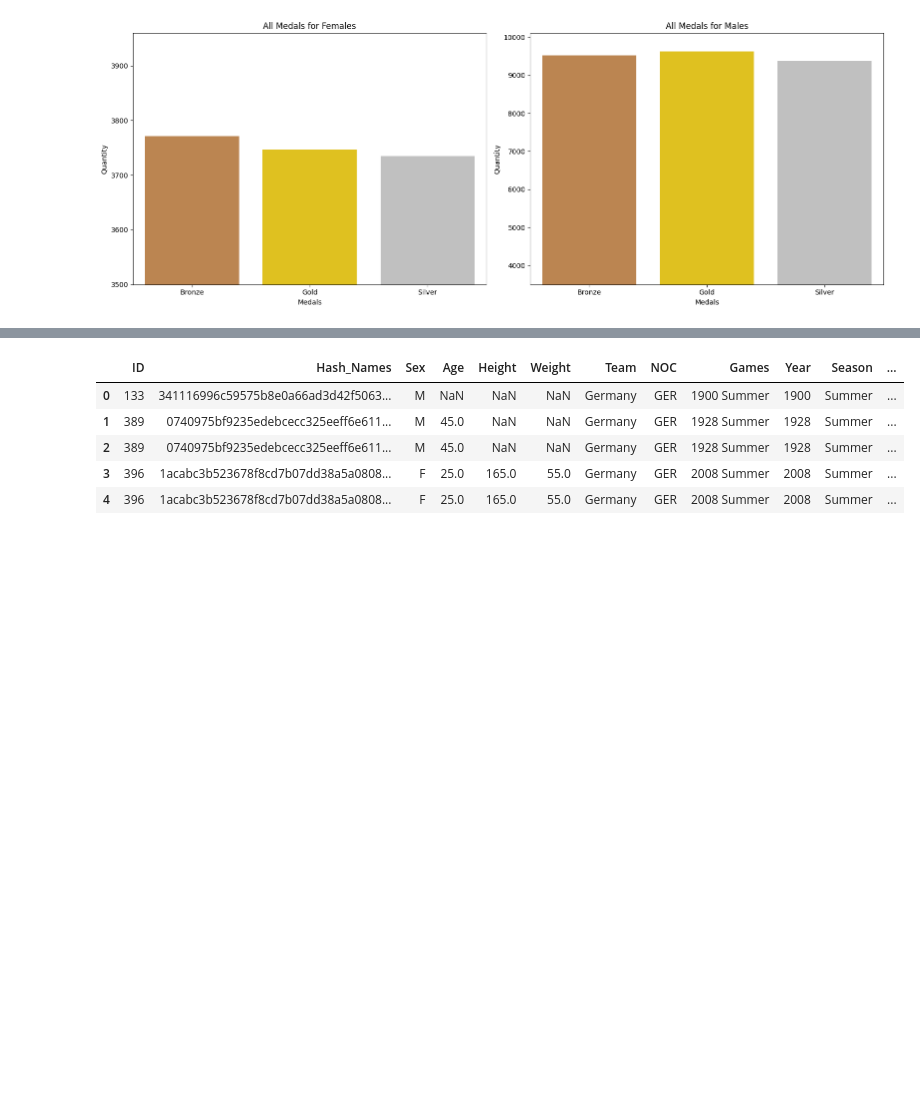
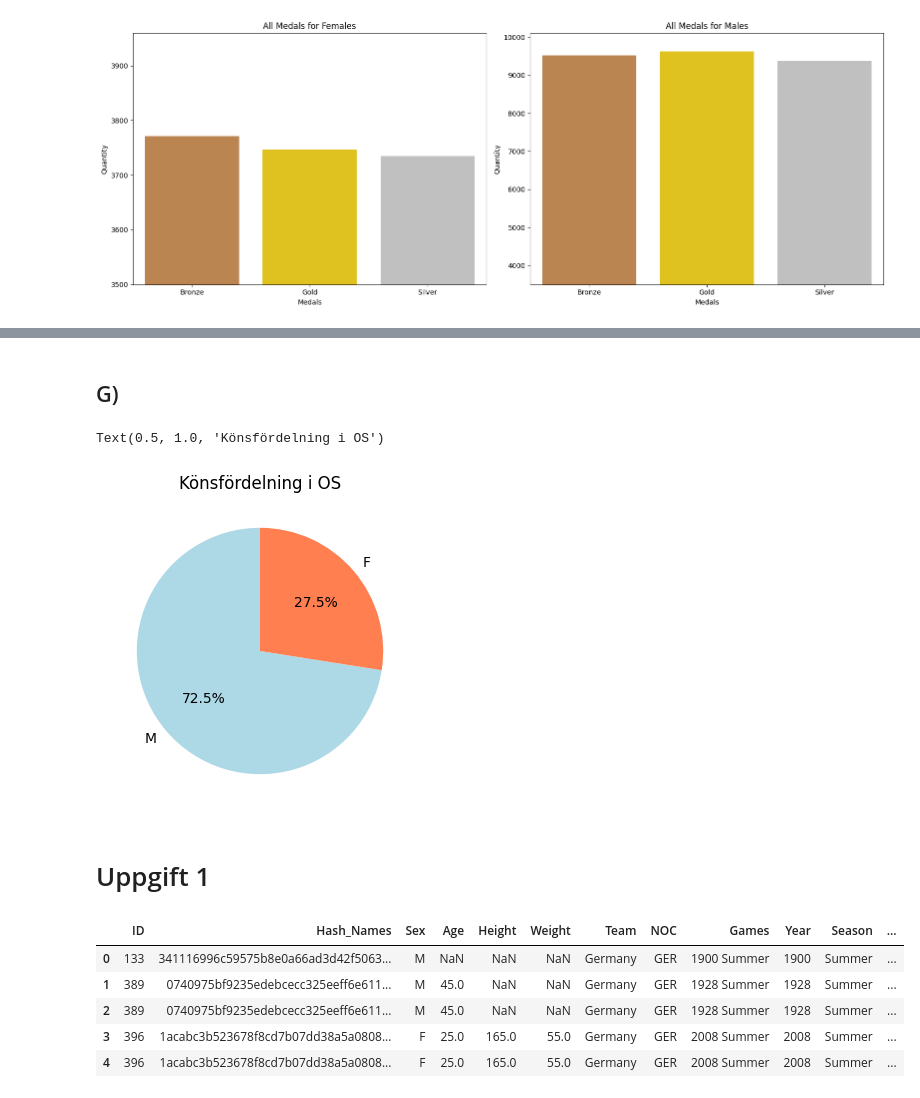
Before and after one commit to SebastianPetersson/Project_OS, a Jupyter notebook: Projekt_OS_Tyskland.ipynb, the cells around one changed output, grey strips where cells are left out. Saved outputs shown, nothing was run; the diff lists cells and outputs as text; code cells hidden in the pictures; blank space fills up the shorter version.

```diff
--- a/Projekt_OS_Tyskland.ipynb
+++ b/Projekt_OS_Tyskland.ipynb
@@ -132,3 +168,16 @@ plt.show()
+# %% [markdown]
+## G)
+# %%
+Sex_counts = olympics['Sex'].value_counts()
+
+plt.figure(figsize=(8,4))
+plt.pie(Sex_counts, labels = Sex_counts.index, startangle=90, autopct='%1.1f%%', colors = ['lightblue', 'coral'])
+plt.title('Könsfördelning i OS')
+# %% [output]
+Text(0.5, 1.0, 'Könsfördelning i OS')
+[figure, added]
+# %% [markdown]
+# Uppgift 1
 # %%
 germany = olympics[olympics['NOC'] == 'GER'].copy()
 
```
Also changed, not shown: parts of 5 cells of this notebook, 1 other file.
